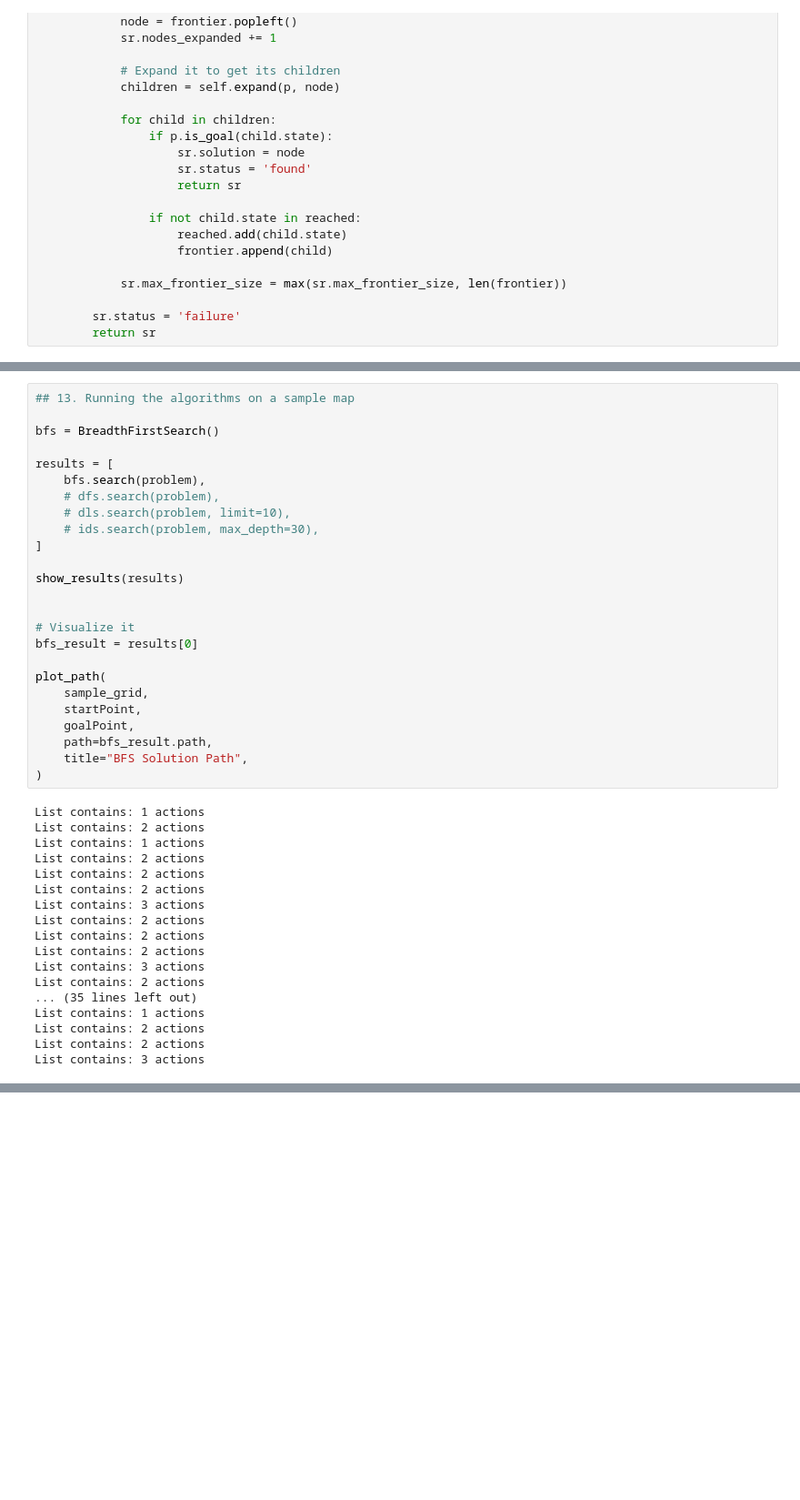
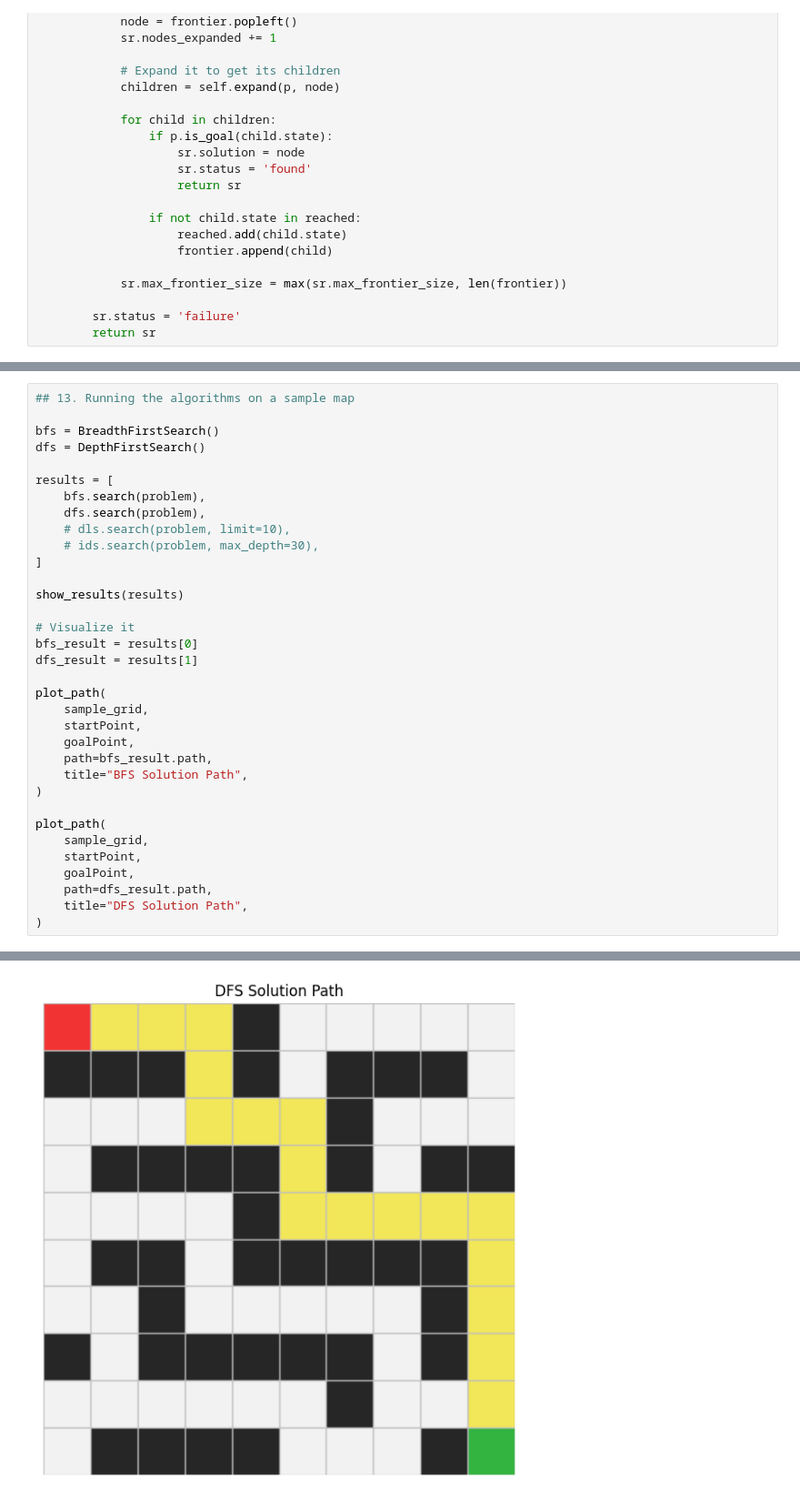
Before and after one commit to Glover69/DronePathfindingLab-1, a Jupyter notebook: Daniel_Glover_Lab1A.ipynb, the cells around one changed output, grey strips where cells are left out. Shown at 91% size. Drawn from its saved outputs; the diff is of its cells as text; blank space fills up the shorter version.

```diff
--- a/Daniel_Glover_Lab1A.ipynb
+++ b/Daniel_Glover_Lab1A.ipynb
@@ -398,44 +438,37 @@ class BreadthFirstSearch(SearchAlgorithm):
 # %%
 ## 13. Running the algorithms on a sample map
 
 bfs = BreadthFirstSearch()
+dfs = DepthFirstSearch()
 
 results = [
     bfs.search(problem),
-    # dfs.search(problem),
+    dfs.search(problem),
     # dls.search(problem, limit=10),
     # ids.search(problem, max_depth=30),
 ]
 
 show_results(results)
 
-
 # Visualize it
 bfs_result = results[0]
+dfs_result = results[1]
 
 plot_path(
     sample_grid,
     startPoint,
     goalPoint,
     path=bfs_result.path,
     title="BFS Solution Path",
 )
+
+plot_path(
+    sample_grid,
+    startPoint,
+    goalPoint,
+    path=dfs_result.path,
+    title="DFS Solution Path",
+)
 # %% [output]
-List contains: 1 actions
-List contains: 2 actions
-List contains: 1 actions
-List contains: 2 actions
-List contains: 2 actions
-List contains: 2 actions
-List contains: 3 actions
-List contains: 2 actions
-List contains: 2 actions
-List contains: 2 actions
-List contains: 3 actions
-List contains: 2 actions
-... (35 lines left out)
-List contains: 1 actions
-List contains: 2 actions
-List contains: 2 actions
-List contains: 3 actions
 [figure]
+[figure, added]
```
Also changed, not shown: parts of 3 cells of this notebook.
